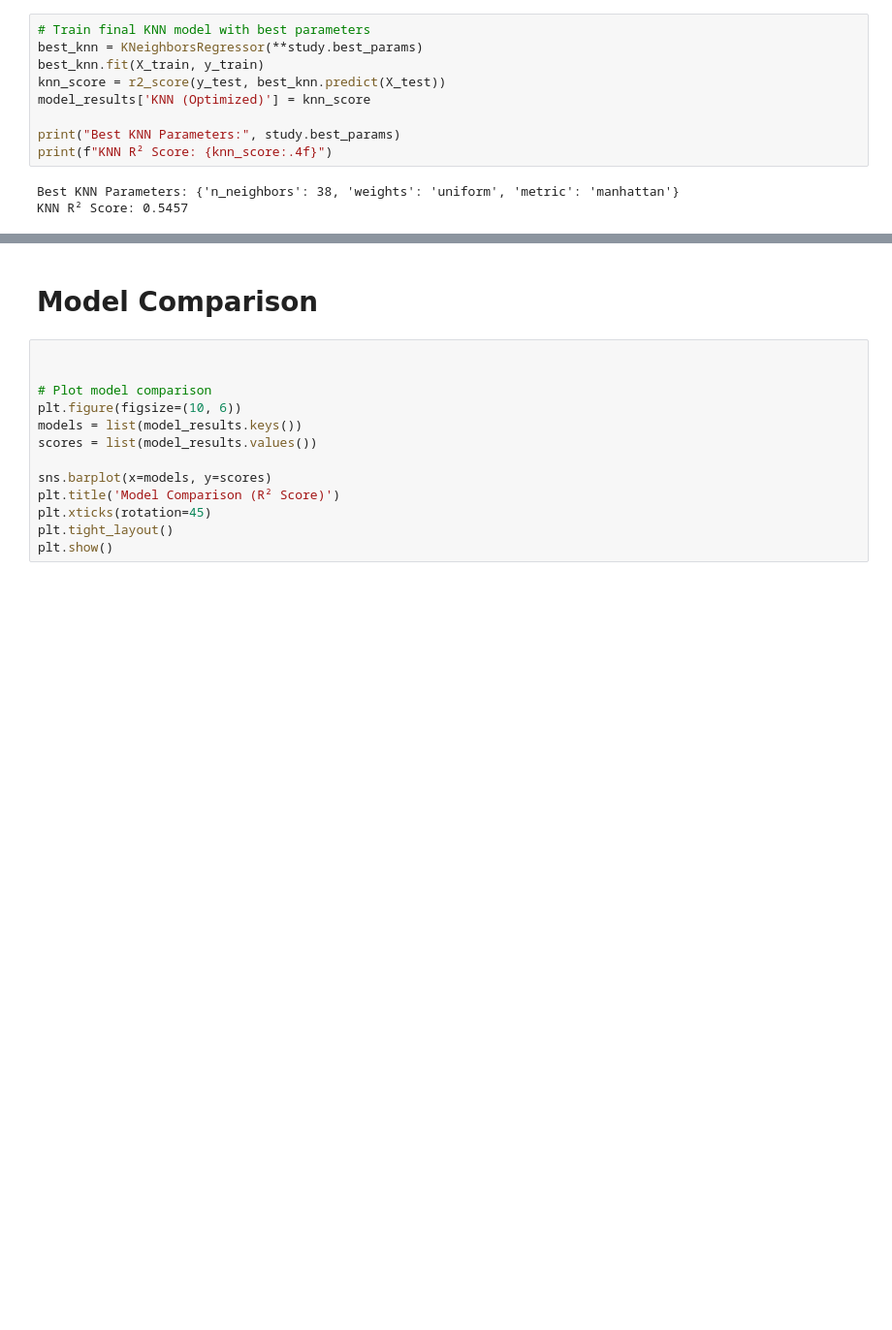
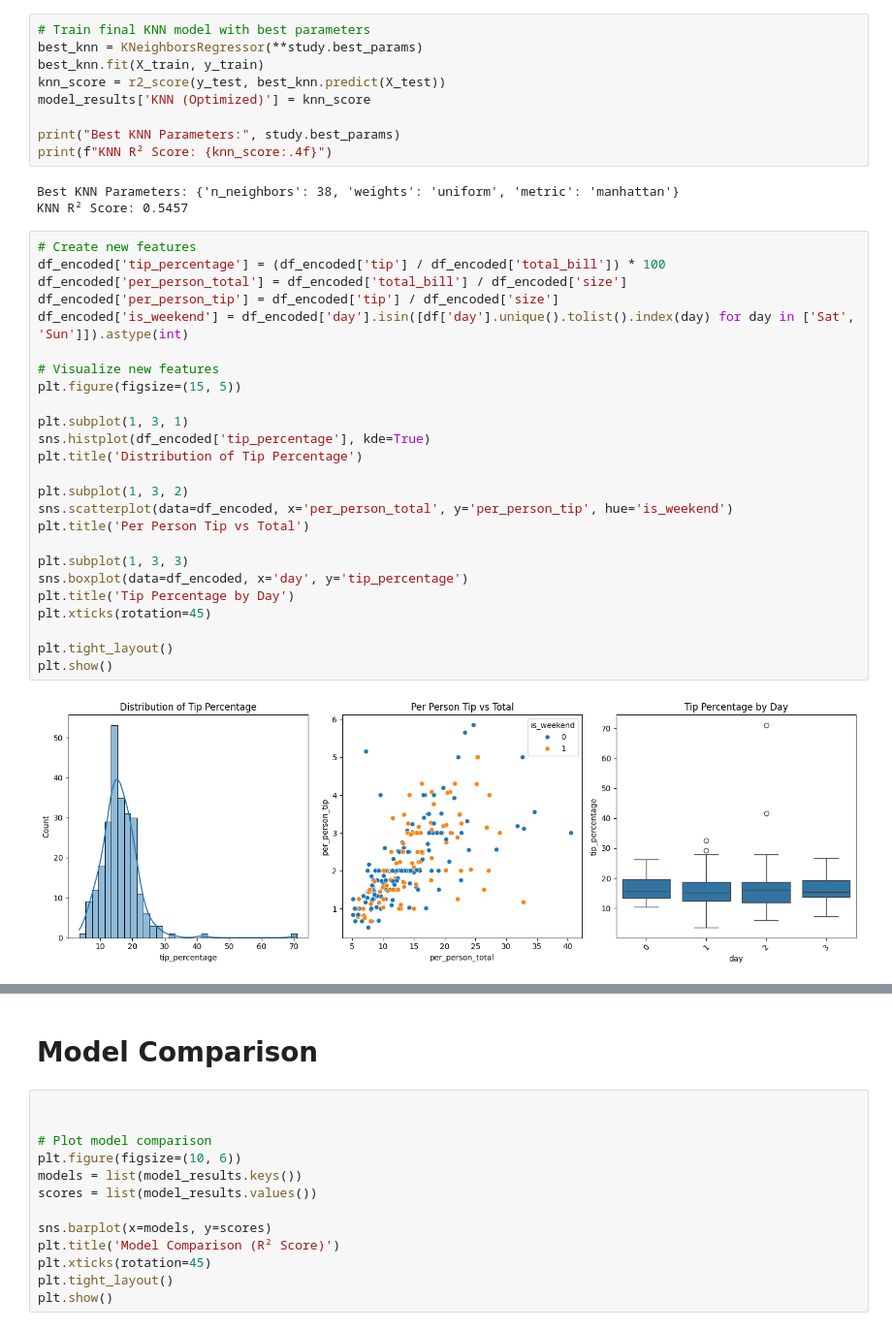
Before and after one commit to DarkLord017/DAIAssignment2, a Jupyter notebook: Sambhav_Assignment2.ipynb, the cells around one changed output, grey strips where cells are left out. Shown at 97% size. Drawn from its saved outputs; the diff is of its cells as text; blank space fills up the shorter version.

```diff
--- a/Sambhav_Assignment2.ipynb
+++ b/Sambhav_Assignment2.ipynb
@@ -368,3 +368,30 @@ print(f"KNN R² Score: {knn_score:.4f}")
 # %% [output]
 Best KNN Parameters: {'n_neighbors': 38, 'weights': 'uniform', 'metric': 'manhattan'}
 KNN R² Score: 0.5457
+# %%
+# Create new features
+df_encoded['tip_percentage'] = (df_encoded['tip'] / df_encoded['total_bill']) * 100
+df_encoded['per_person_total'] = df_encoded['total_bill'] / df_encoded['size']
+df_encoded['per_person_tip'] = df_encoded['tip'] / df_encoded['size']
+df_encoded['is_weekend'] = df_encoded['day'].isin([df['day'].unique().tolist().index(day) for day in ['Sat', 'Sun']]).astype(int)
+
+# Visualize new features
+plt.figure(figsize=(15, 5))
+
+plt.subplot(1, 3, 1)
+sns.histplot(df_encoded['tip_percentage'], kde=True)
+plt.title('Distribution of Tip Percentage')
+
+plt.subplot(1, 3, 2)
+sns.scatterplot(data=df_encoded, x='per_person_total', y='per_person_tip', hue='is_weekend')
+plt.title('Per Person Tip vs Total')
+
+plt.subplot(1, 3, 3)
+sns.boxplot(data=df_encoded, x='day', y='tip_percentage')
+plt.title('Tip Percentage by Day')
+plt.xticks(rotation=45)
+
+plt.tight_layout()
+plt.show()
+# %% [output]
+[figure, added]
```
Also changed, not shown: parts of 9 cells of this notebook.
